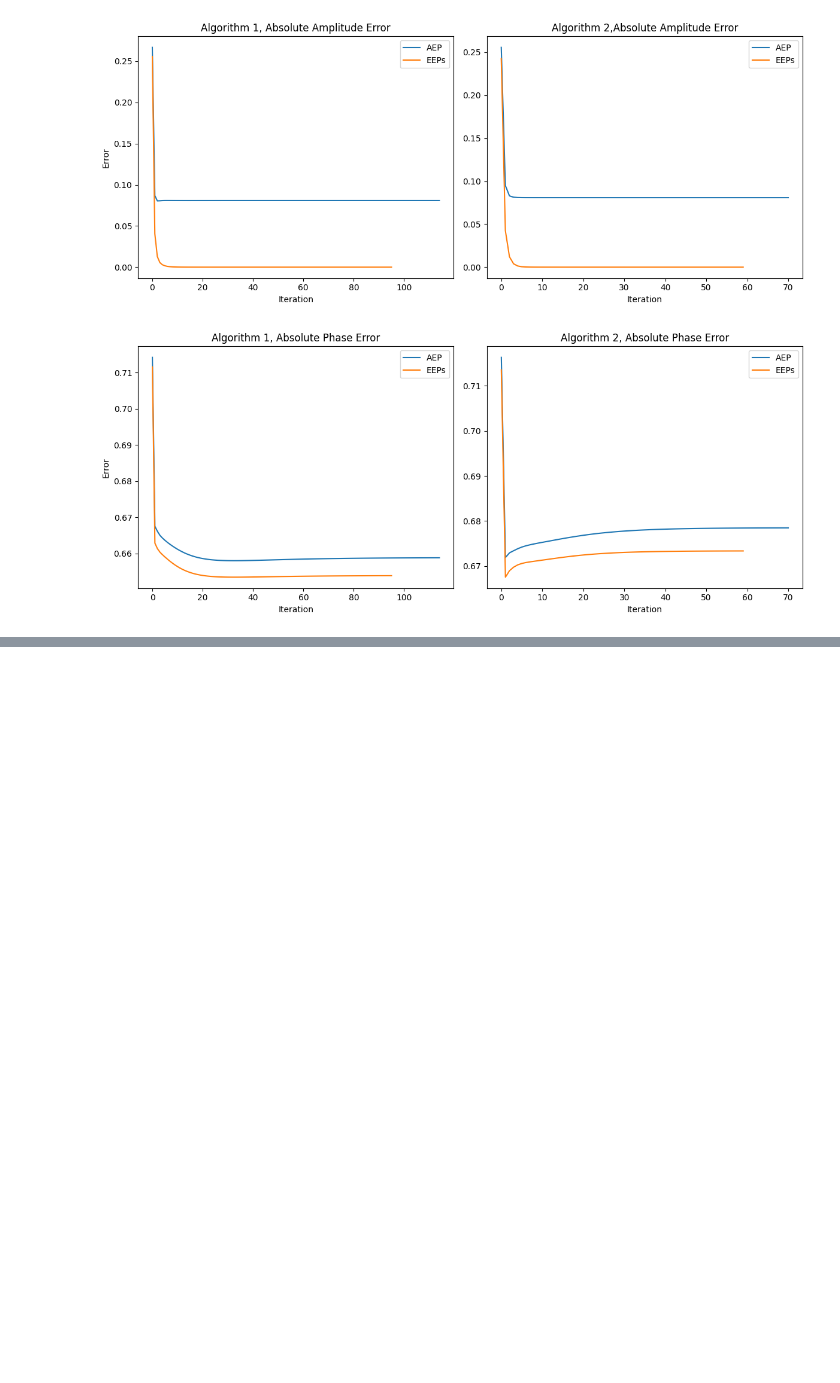
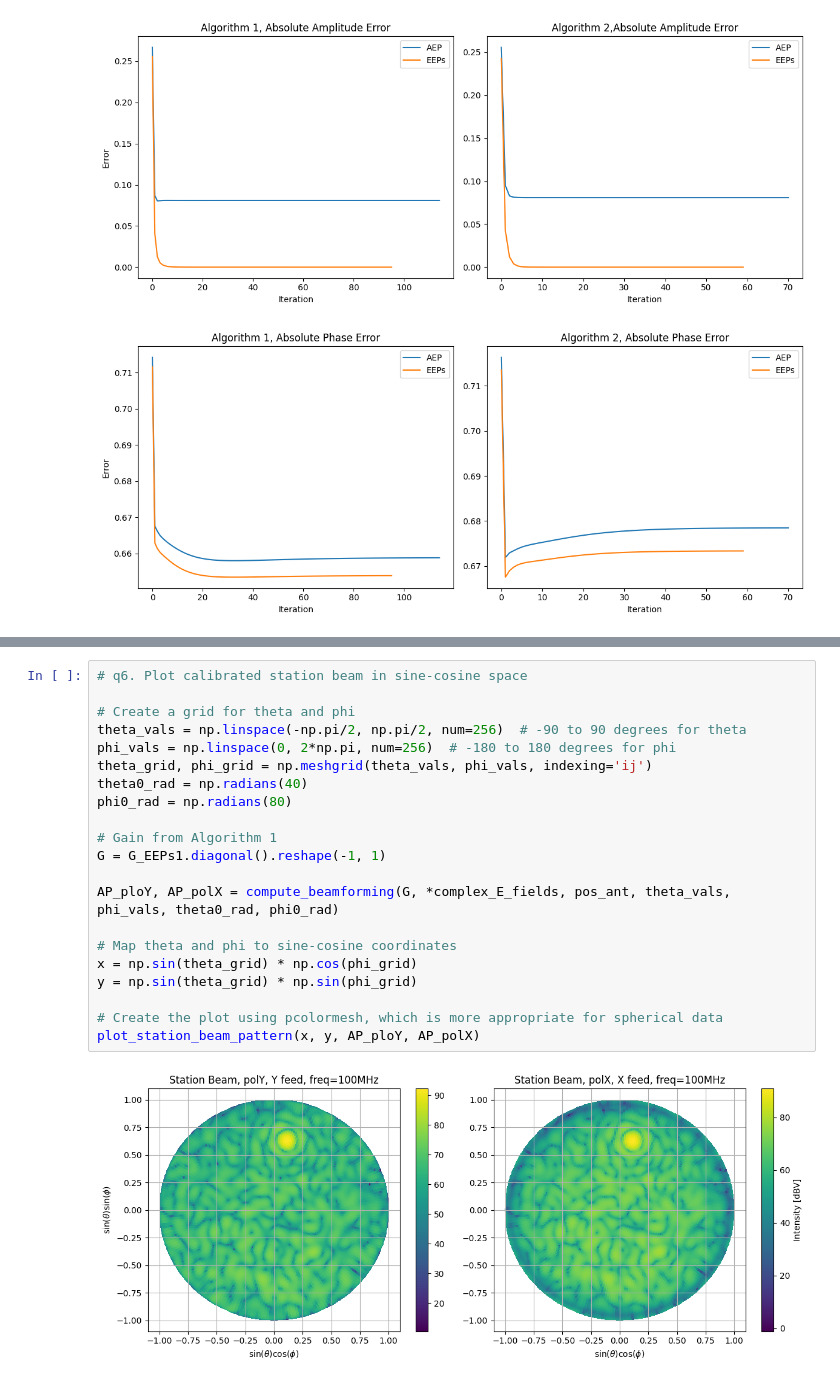
Before and after one commit to MaxTalberg/SKA-low-mini-project, a Jupyter notebook: harp_beam/src/main.ipynb, the cells around one changed output, grey strips where cells are left out. Cells and saved outputs as stored; diff of their text form; blank space fills up the shorter version.

```diff
--- a/harp_beam/src/main.ipynb
+++ b/harp_beam/src/main.ipynb
@@ -151,0 +156,23 @@ plot_beamforming_results(theta, [AP_sol_polY, AP_G_EEPs_polY, AP_G_AEP_polY],
+# %%
+# q6. Plot calibrated station beam in sine-cosine space
+
+# Create a grid for theta and phi
+theta_vals = np.linspace(-np.pi/2, np.pi/2, num=256)  # -90 to 90 degrees for theta
+phi_vals = np.linspace(0, 2*np.pi, num=256)  # -180 to 180 degrees for phi
+theta_grid, phi_grid = np.meshgrid(theta_vals, phi_vals, indexing='ij')
+theta0_rad = np.radians(40)
+phi0_rad = np.radians(80)
+
+# Gain from Algorithm 1
+G = G_EEPs1.diagonal().reshape(-1, 1)
+
+AP_ploY, AP_polX = compute_beamforming(G, *complex_E_fields, pos_ant, theta_vals, phi_vals, theta0_rad, phi0_rad)
+
+# Map theta and phi to sine-cosine coordinates
+x = np.sin(theta_grid) * np.cos(phi_grid)
+y = np.sin(theta_grid) * np.sin(phi_grid)
+
+# Create the plot using pcolormesh, which is more appropriate for spherical data
+plot_station_beam_pattern(x, y, AP_ploY, AP_polX)
+# %% [output]
+[figure, added]
```
Also changed, not shown: parts of 2 cells of this notebook, 1 other file.
